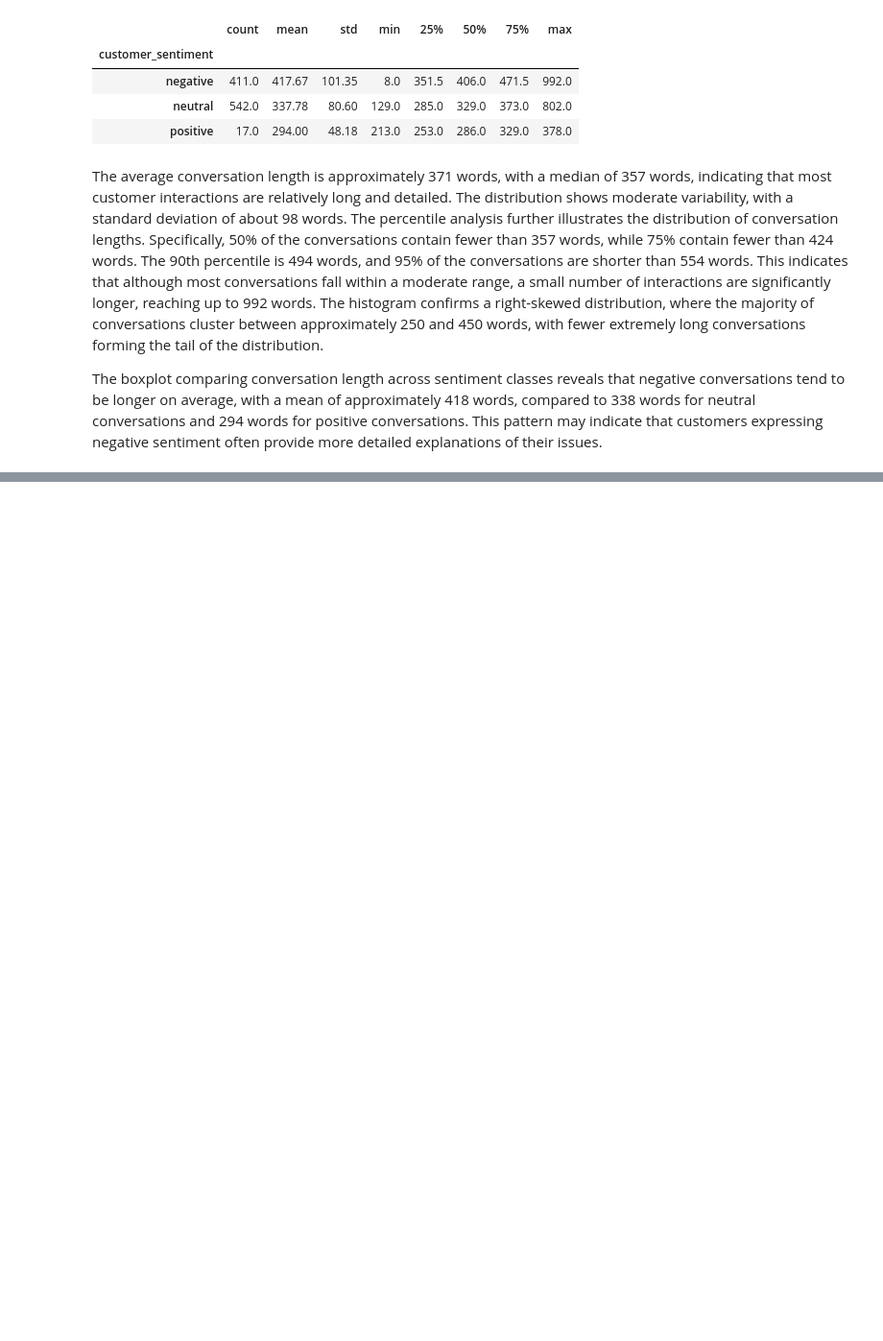
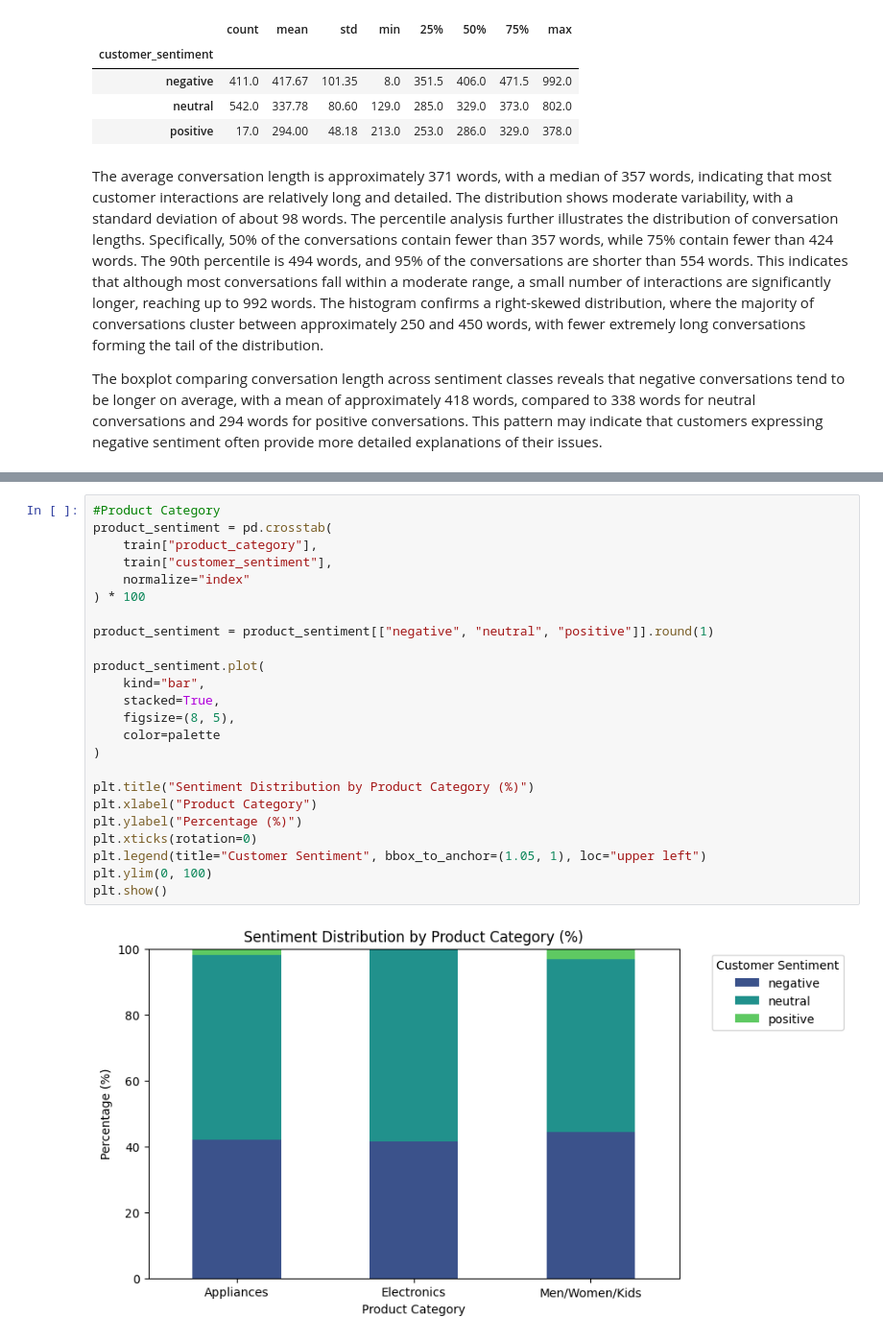
Before and after one commit to sulucay01/DI725-assignment1, a Jupyter notebook: notebooks/01_eda.ipynb, the cells around one changed output, grey strips where cells are left out. Shown at 96% size. Saved outputs shown, nothing was run; the diff lists cells and outputs as text; blank space fills up the shorter version.

```diff
--- a/notebooks/01_eda.ipynb
+++ b/notebooks/01_eda.ipynb
@@ -313,0 +422,26 @@ The boxplot comparing conversation length across sentiment classes reveals that
+# %%
+#Product Category
+product_sentiment = pd.crosstab(
+    train["product_category"],
+    train["customer_sentiment"],
+    normalize="index"
+) * 100
+
+product_sentiment = product_sentiment[["negative", "neutral", "positive"]].round(1)
+
+product_sentiment.plot(
+    kind="bar",
+    stacked=True,
+    figsize=(8, 5),
+    color=palette
+)
+
+plt.title("Sentiment Distribution by Product Category (%)")
+plt.xlabel("Product Category")
+plt.ylabel("Percentage (%)")
+plt.xticks(rotation=0)
+plt.legend(title="Customer Sentiment", bbox_to_anchor=(1.05, 1), loc="upper left")
+plt.ylim(0, 100)
+plt.show()
+# %% [output]
+[figure, added]
```
Also changed, not shown: parts of 8 cells of this notebook.
